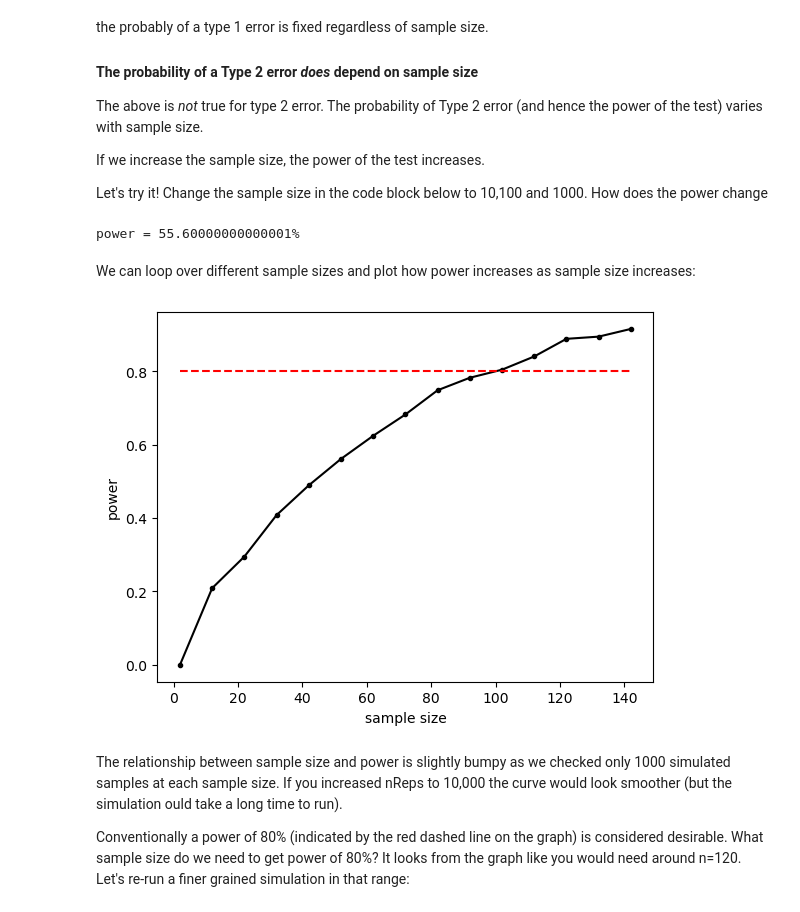
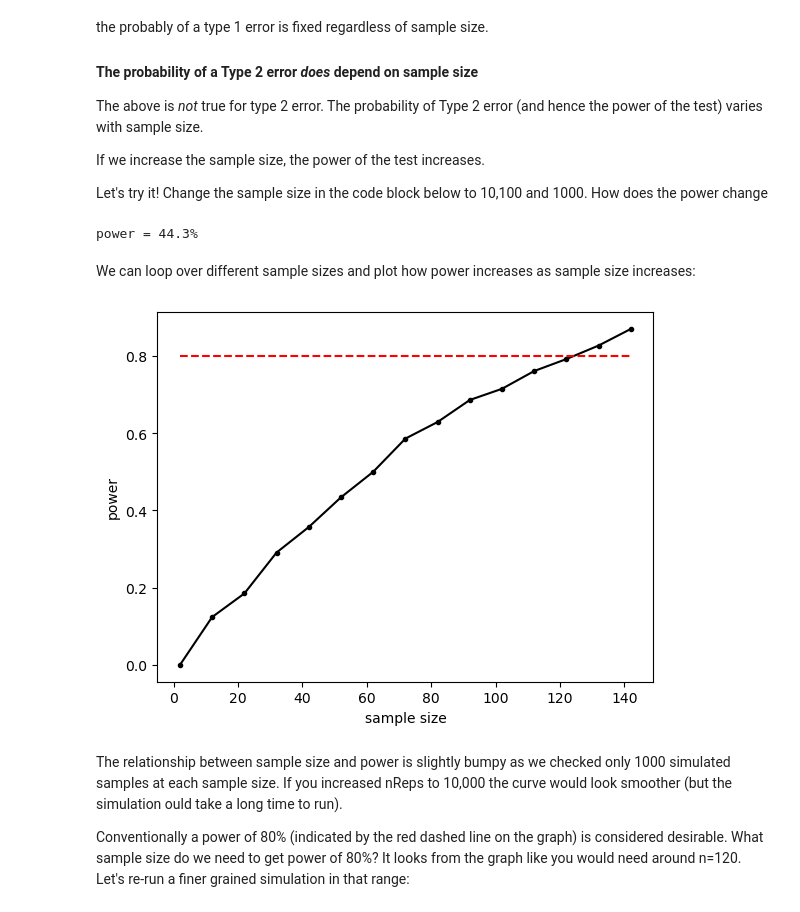
Before and after one commit to jillxoreilly/StatsCourseBook, a Jupyter notebook: _build/jupyter_execute/power_analysis.ipynb, the cells around one changed output. Cells and saved outputs as stored; diff of their text form; code cells hidden in the pictures.

Commit message:
power analysis correct bug

```diff
--- a/_build/jupyter_execute/power_analysis.ipynb
+++ b/_build/jupyter_execute/power_analysis.ipynb
@@ -198,7 +198,7 @@ p = np.empty(nReps)
 
 for i in range(nReps):
     sample = pop_rNonZero.sample(n=sampleSize)
-    p[i] = stats.pearsonr(sample['Maths'], sample['French'], alternative='greater').pvalue
+    p[i] = stats.pearsonr(sample['Maths'], sample['French']).pvalue
 
 # How many of our 10000 samples had p<0.05?
 np.mean(p<0.05)
@@ -222,7 +222,7 @@ p = np.empty(nReps)
 
 for i in range(nReps):
     sample = pop_rNonZero.sample(n=sampleSize)
-    p[i] = stats.pearsonr(sample['Maths'], sample['French'], alternative='greater').pvalue
+    p[i] = stats.pearsonr(sample['Maths'], sample['French']).pvalue
 
 # How many of our 10000 samples had p<0.05?
 np.mean(p<0.05)
@@ -251,37 +251,37 @@ p = np.empty(nReps)
 
 for i in range(nReps):
     sample = pop_rNonZero.sample(n=sampleSize)
-    p[i] = stats.pearsonr(sample['Maths'], sample['French'], alternative='greater').pvalue
+    p[i] = stats.pearsonr(sample['Maths'], sample['French']).pvalue
 
 # How many of our 10000 samples had p<0.05?
 print('power = ' + str(100*(np.mean(p<0.05))) + '%')
 # %% [output]
-power = 55.60000000000001%
+power = 44.3%
 # %% [markdown]
 We can loop over different sample sizes and plot how power increases as sample size increases:
 # %%
 n=range(2,150,10)
 power = np.empty(len(n))
 
 for s in range(len(n)):
     nReps=1000
     p = np.empty(nReps)
     sampleSize=n[s]
 
     for i in range(nReps):
         sample = pop_rNonZero.sample(n=sampleSize)
-        p[i] = stats.pearsonr(sample['Maths'], sample['French'], alternative='greater').pvalue
+        p[i] = stats.pearsonr(sample['Maths'], sample['French']).pvalue
 
     power[s]=np.mean(p<0.05)
 
 # plot the results
 plt.plot(n,power,'k.-')
 plt.plot([min(n),max(n)],[0.8,0.8],'r--') # reference line for 80% power
 plt.xlabel('sample size')
 plt.ylabel('power')
 plt.show()
 # %% [output]
-[figure, old version]
+[figure, new version]
 # %% [markdown]
 The relationship between sample size and power is slightly bumpy as we checked only 1000 simulated samples at each sample size. If you increased nReps to 10,000 the curve would look smoother (but the simulation ould take a long time to run).
 
```
Also changed, not shown: parts of 16 cells of this notebook, 17 other files.
